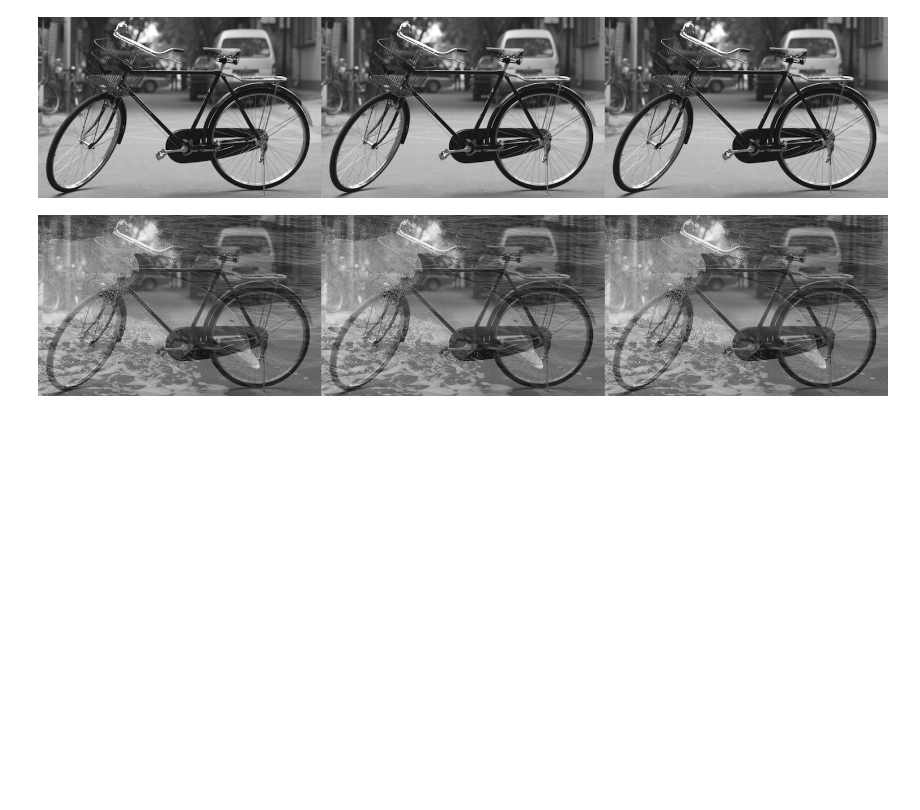
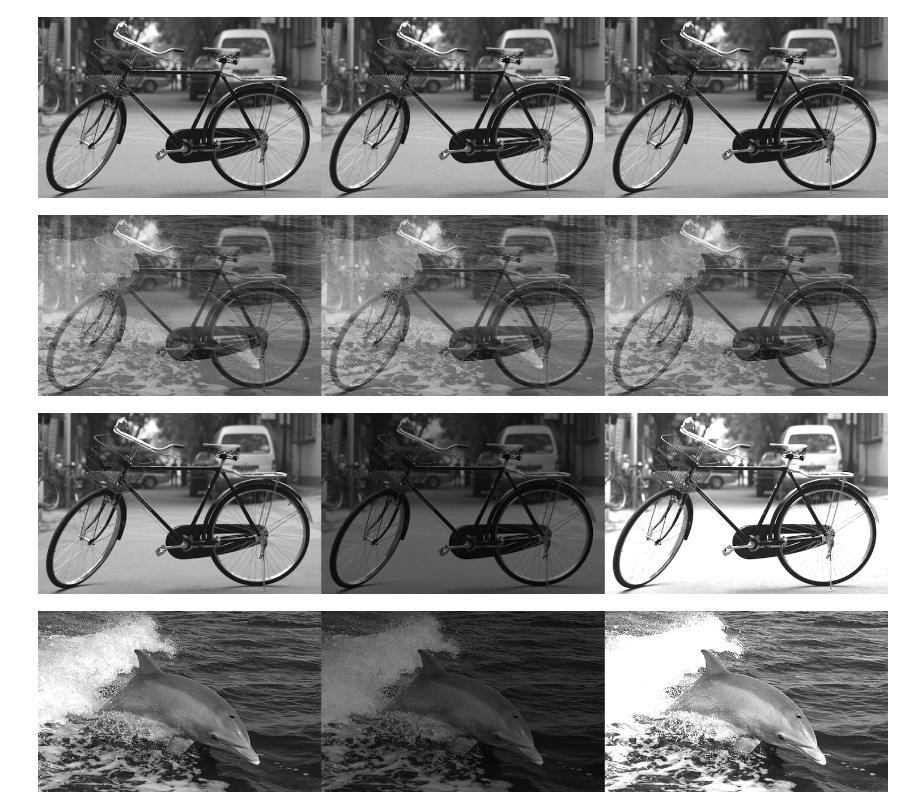
Before and after one commit to sagarjain2030/Udacity_CV_Course, a Jupyter notebook: 2AL1_Images_as_Functions/2A_L1_Image_As_Function.ipynb, the cells around one changed output. Drawn from its saved outputs; the diff is of its cells as text; code cells hidden in the pictures; blank space fills up the shorter version.

Commit message:
Updating 2AL1 till 26
Scalar product with an image

```diff
--- a/2AL1_Images_as_Functions/2A_L1_Image_As_Function.ipynb
+++ b/2AL1_Images_as_Functions/2A_L1_Image_As_Function.ipynb
@@ -157,3 +157,36 @@ cv2_imshow(new_hori)
 [figure]
 [figure]
 [figure]
+# %%
+# scalar multiplication
+# please upload dolphine and bicycle image first
+import cv2
+from google.colab.patches import cv2_imshow
+import numpy as np
+
+def scale(img, scale):
+  return img * scale
+
+img1_path = "/content/Cycle.png"
+img2_path = "/content/Dolphin.png"
+
+img1 = cv2.imread(img1_path)
+img1_gray = cv2.cvtColor(img1, cv2.COLOR_BGR2GRAY)
+
+img2 = cv2.imread(img2_path)
+img2_gray = cv2.cvtColor(img2, cv2.COLOR_BGR2GRAY)
+
+img1_less1 =  scale(img1_gray , 0.5)
+img1_More1 =  scale(img1_gray , 1.5)
+
+img1_hori = np.concatenate((img1_gray,img1_less1,img1_More1), axis=1)
+cv2_imshow(img1_hori)
+
+img2_less1 =  scale(img2_gray , 0.5)
+img2_More1 =  scale(img2_gray , 1.5)
+
+img2_hori = np.concatenate((img2_gray,img2_less1,img2_More1), axis=1)
+cv2_imshow(img2_hori)
+# %% [output]
+[figure, added]
+[figure, added]
```
Also changed, not shown: 1 other file.
